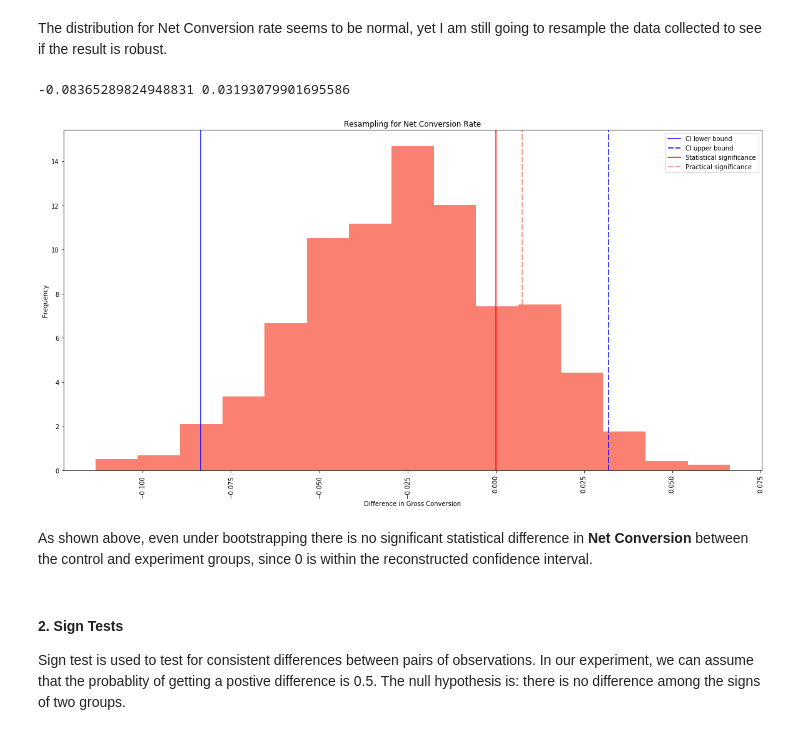
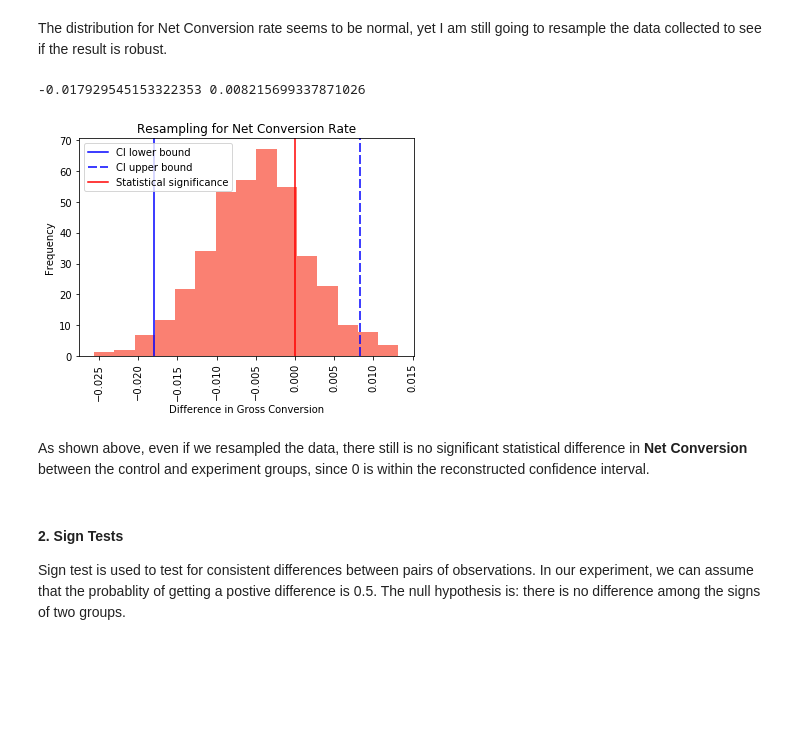
Before and after one commit to annsway/Python, a Jupyter notebook: A.B Testing/A.B Testing Project - Free Trial Screener.ipynb, the cells around one changed output. Drawn from its saved outputs; the diff is of its cells as text; code cells hidden in the pictures; blank space fills up the shorter version.

```diff
--- a/A.B Testing/A.B Testing Project - Free Trial Screener.ipynb
+++ b/A.B Testing/A.B Testing Project - Free Trial Screener.ipynb
@@ -329,19 +322,19 @@ def bootstrap_relicate_1d(data, func):
 cont_ctp = dat[dat["Group"] == 0]["Clicks"]/dat[dat["Group"]==0]["Pageviews"]
 exp_ctp  = dat[dat["Group"] == 1]["Clicks"]/dat[dat["Group"]==1]["Pageviews"]
 
-v = np.vstack((cont_ctp, exp_ctp)) # create an array
-d = v[1] - v[0]
+v0 = np.vstack((cont_ctp, exp_ctp)) # create an array
+d0 = v0[1] - v0[0]
 
 # Bootstrap replicates
-bs_replicates = np.empty(1000)
+bs_replicates0 = np.empty(1000)
 
 for i in range(1000):
-    bs_replicates[i] = bootstrap_relicate_1d(d, np.mean)
+    bs_replicates0[i] = bootstrap_relicate_1d(d0, np.mean)
 
-conf_int = np.percentile(bs_replicates, [2.5, 97.5])
+conf_int0 = np.percentile(bs_replicates0, [2.5, 97.5])
 
-bci_lower = conf_int[0]
-bci_upper = conf_int[1]
+bci_lower0 = conf_int0[0]
+bci_upper0 = conf_int0[1]
 
-print(bci_lower, bci_upper)
+print(bci_lower0, bci_upper0)
 # %% [output]
@@ -556,32 +545,30 @@ bci_upper2 = conf_int2[1]
 
 print(bci_lower2, bci_upper2)
 # %% [output]
--0.08365289824948831 0.03193079901695586
+-0.017929545153322353 0.008215699337871026
 # %%
 # Plot a histogram of bootstrap replicates
 
 fig, ax = plt.subplots()
 
 plt.hist(bs_replicates2, bins=15, normed = True, color='salmon')
 plt.xlabel('Difference in Gross Conversion')
 plt.ylabel('Frequency')
 plt.xticks(rotation='vertical')
 plt.title('Resampling for Net Conversion Rate')
 
 lu2 = plt.axvline(x=bci_lower2, c='b', label='CI lower bound')
 ll2 = plt.axvline(x=bci_upper2, c='b', label='CI upper bound')
 ll2.set_dashes([6,2])
 
 ls2 = plt.axvline(x=0, c='r', label='Statistical significance')
-lp2 = plt.axvline(x=0.0075, c='salmon', label='Practical significance')
-lp2.set_dashes([6,2])
 
 ax.legend()
 plt.show()
 # %% [output]
-[figure, old version]
+[figure, new version]
 # %% [markdown]
-As shown above, even under bootstrapping there is no significant statistical difference in **Net Conversion** between the control and experiment groups, since 0 is within the reconstructed confidence interval.
+As shown above, even if we resampled the data, there still is no significant statistical difference in **Net Conversion** between the control and experiment groups, since 0 is within the reconstructed confidence interval.
 # %% [markdown]
 #### 2. Sign Tests
 
```
Also changed, not shown: parts of 47 cells of this notebook, 3 other files.
